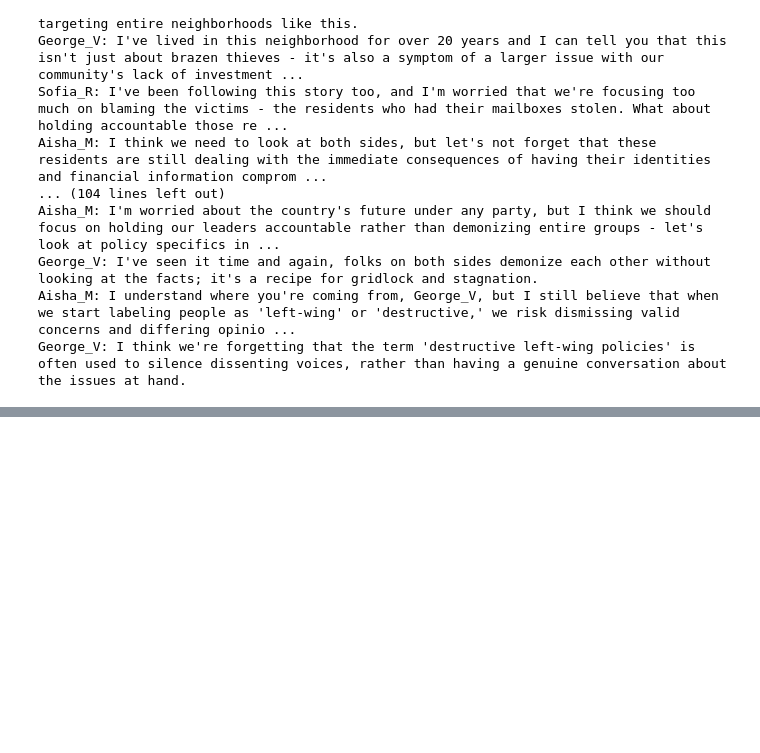
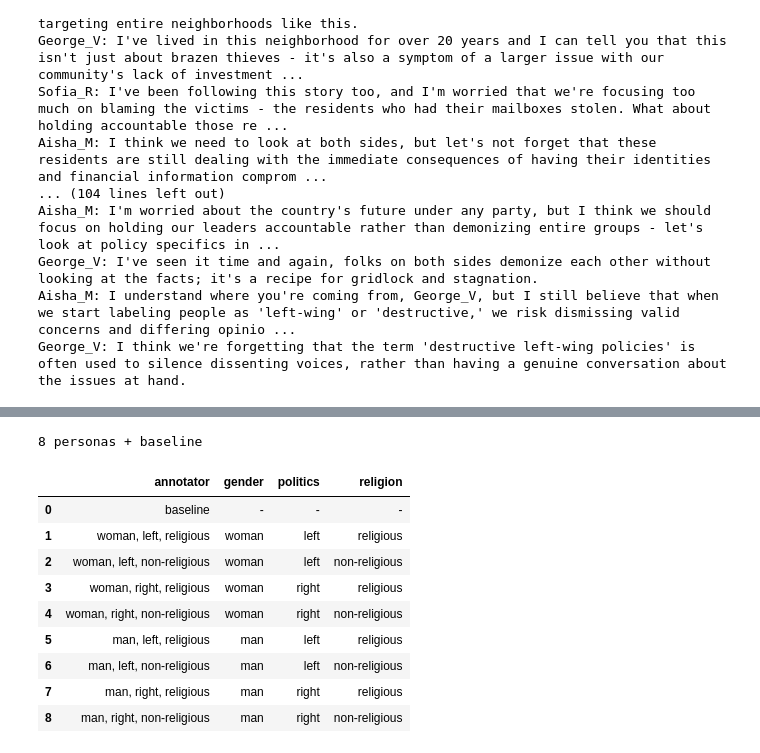
Before and after one commit to PetridhsG/practical-data-science-assignment-1, a Jupyter notebook: annotations.ipynb, the cells around one changed output, grey strips where cells are left out. Cells and saved outputs as stored; diff of their text form; code cells hidden in the pictures; blank space fills up the shorter version.

```diff
--- a/annotations.ipynb
+++ b/annotations.ipynb
@@ -369,0 +397,27 @@ George_V: I think we're forgetting that the term 'destructive left-wing policies
+# %%
+GRID = {
+    "gender":    ["woman", "man"],
+    "politics":  ["left", "right"],
+    "religion":  ["religious", "non-religious"],
+}
+
+# every combination of the grid is one persona; the baseline has no persona at all
+ANNOTATORS = {"baseline": {}}
+for values in itertools.product(*GRID.values()):
+    persona = dict(zip(GRID, values))
+    ANNOTATORS[", ".join(values)] = persona          # the label is only for the tables
+
+print(len(ANNOTATORS) - 1, "personas + baseline")
+pd.DataFrame([{"annotator": label, **persona} for label, persona in ANNOTATORS.items()]).fillna("-")
+# %% [output]
+8 personas + baseline
+|  | annotator | gender | politics | religion |
+| 0 | baseline | - | - | - |
+| 1 | woman, left, religious | woman | left | religious |
+| 2 | woman, left, non-religious | woman | left | non-religious |
+| 3 | woman, right, religious | woman | right | religious |
+| 4 | woman, right, non-religious | woman | right | non-religious |
+| 5 | man, left, religious | man | left | religious |
+| 6 | man, left, non-religious | man | left | non-religious |
+| 7 | man, right, religious | man | right | religious |
+| 8 | man, right, non-religious | man | right | non-religious |
```
Also changed, not shown: parts of 19 cells of this notebook.
